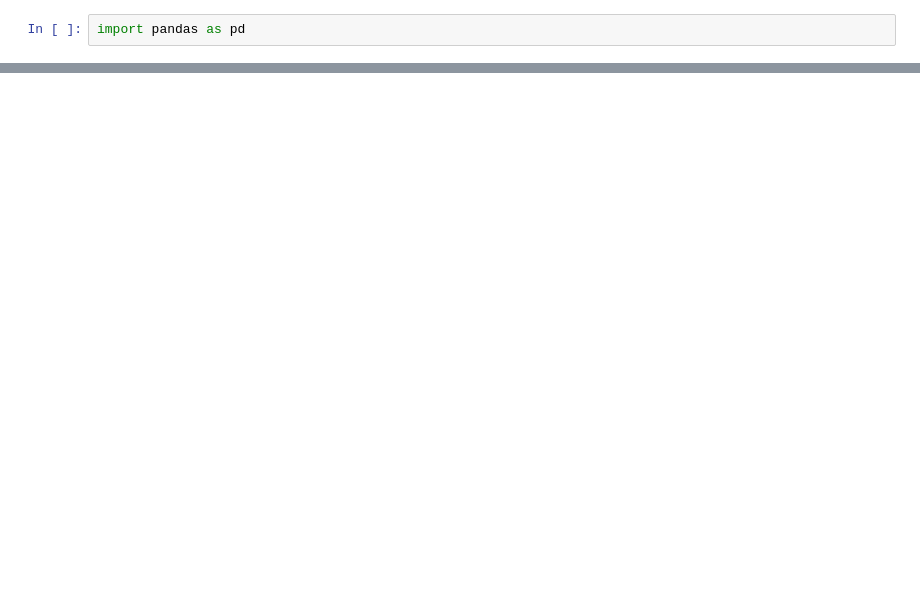
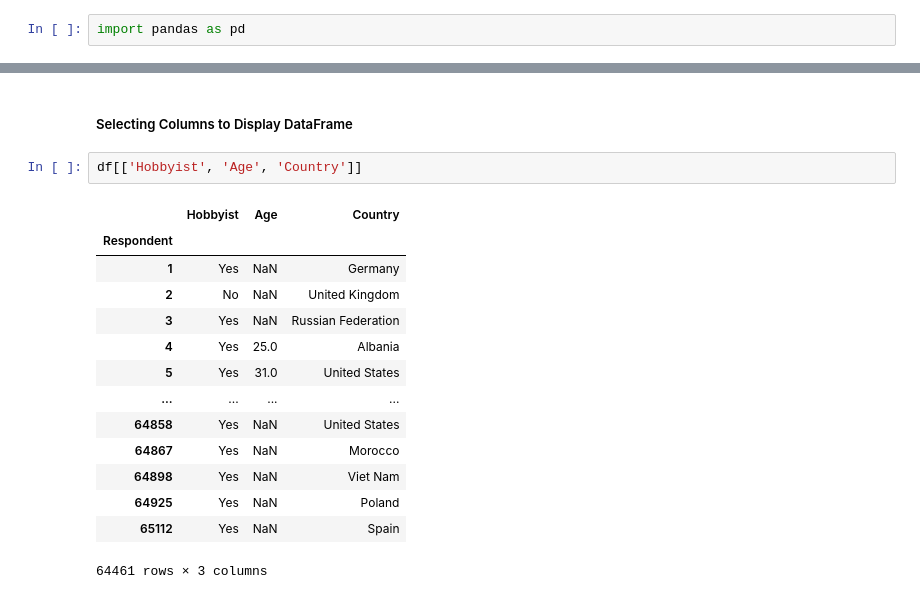
Before and after one commit to sharmasourab93/JustPython, a Jupyter notebook: pandas/pandas_1.ipynb, the cells around one changed output, grey strips where cells are left out. Cells and saved outputs as stored; diff of their text form; blank space fills up the shorter version.

```diff
--- a/pandas/pandas_1.ipynb
+++ b/pandas/pandas_1.ipynb
@@ -103,0 +115,19 @@ schema_df
+# %% [markdown]
+##### Selecting Columns to Display DataFrame
+# %%
+df[['Hobbyist', 'Age', 'Country']]
+# %% [output]
+|  | Hobbyist | Age | Country |
+| Respondent |  |  |  |
+| 1 | Yes | NaN | Germany |
+| 2 | No | NaN | United Kingdom |
+| 3 | Yes | NaN | Russian Federation |
+| 4 | Yes | 25.0 | Albania |
+| 5 | Yes | 31.0 | United States |
+| ... | ... | ... | ... |
+| 64858 | Yes | NaN | United States |
+| 64867 | Yes | NaN | Morocco |
+| 64898 | Yes | NaN | Viet Nam |
+| 64925 | Yes | NaN | Poland |
+| 65112 | Yes | NaN | Spain |
+64461 rows × 3 columns
```
Also changed, not shown: parts of 40 cells of this notebook, 1 other file.
